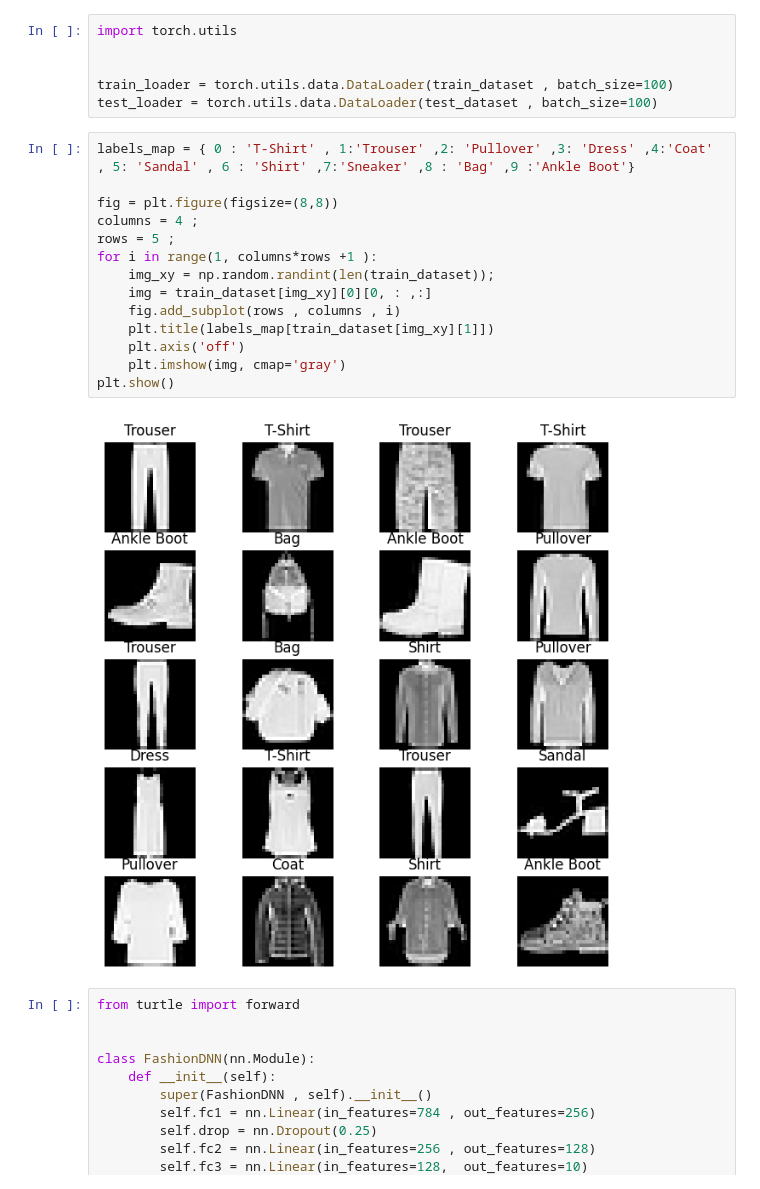
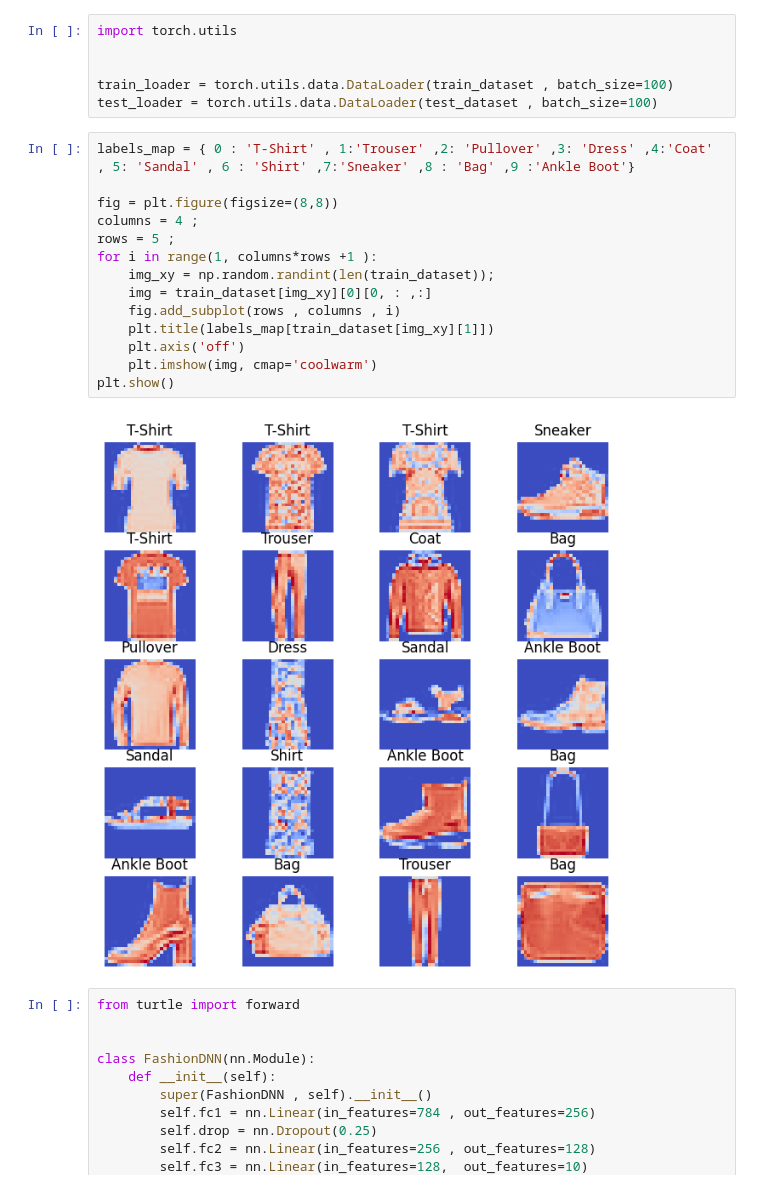
Before and after one commit to CozyBuddy/pytorch, a Jupyter notebook: 이미지분류.ipynb, the cells around one changed output. Saved outputs shown, nothing was run; the diff lists cells and outputs as text.

```diff
--- a/이미지분류.ipynb
+++ b/이미지분류.ipynb
@@ -24,19 +24,19 @@ test_loader = torch.utils.data.DataLoader(test_dataset , batch_size=100)
 # %%
 labels_map = { 0 : 'T-Shirt' , 1:'Trouser' ,2: 'Pullover' ,3: 'Dress' ,4:'Coat' , 5: 'Sandal' , 6 : 'Shirt' ,7:'Sneaker' ,8 : 'Bag' ,9 :'Ankle Boot'}
 
 fig = plt.figure(figsize=(8,8))
 columns = 4 ;
 rows = 5 ;
 for i in range(1, columns*rows +1 ):
     img_xy = np.random.randint(len(train_dataset));
     img = train_dataset[img_xy][0][0, : ,:]
     fig.add_subplot(rows , columns , i)
     plt.title(labels_map[train_dataset[img_xy][1]])
     plt.axis('off')
-    plt.imshow(img, cmap='gray')
+    plt.imshow(img, cmap='coolwarm')
 plt.show()
 # %% [output]
-[figure, old version]
+[figure, new version]
 # %%
 from turtle import forward
 
```
Also changed, not shown: parts of 2 cells of this notebook, 10 other files.
